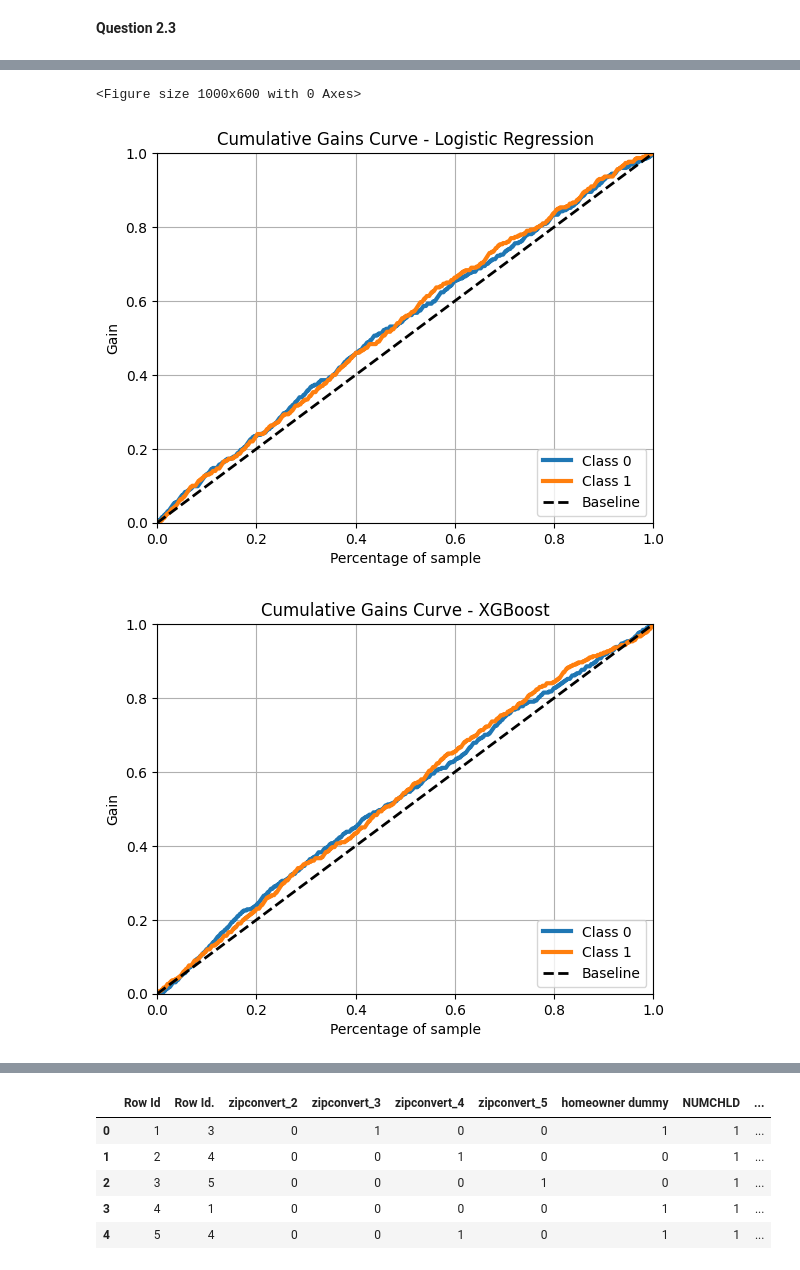
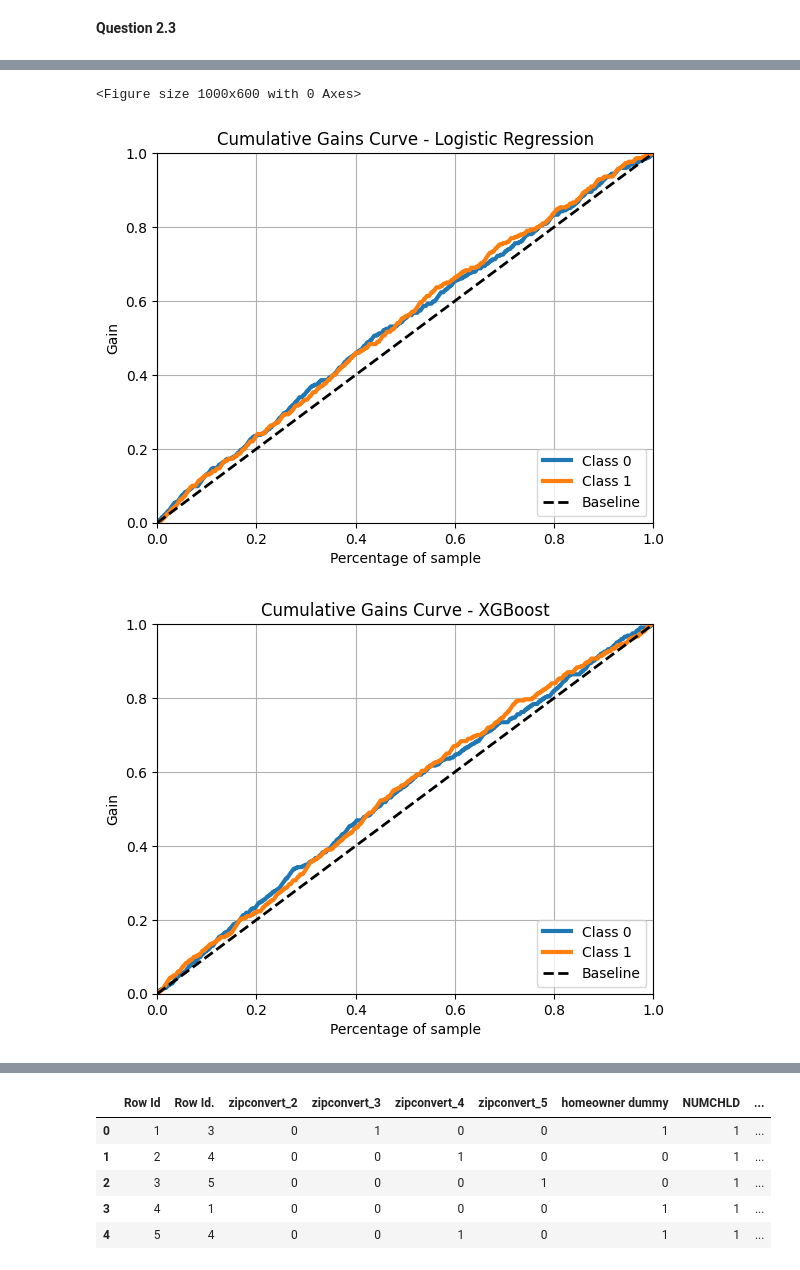
Before and after one commit to Gabeleo24/ADS-505-01, a Jupyter notebook: Mod 04/Assignment 4.1/Assignment 4.1.ipynb, the cells around one changed output, grey strips where cells are left out. Drawn from its saved outputs; the diff is of its cells as text; code cells hidden in the pictures.

```diff
--- a/Mod 04/Assignment 4.1/Assignment 4.1.ipynb
+++ b/Mod 04/Assignment 4.1/Assignment 4.1.ipynb
@@ -445,15 +456,13 @@ xgb.fit(X_prepared, y_train)
 train_pred = xgb.predict(X_prepared)
 test_pred = xgb.predict(X_test_pre)
 
-score(y_train, train_pred, y_test, test_pred)
-
 param_dist = {
     "n_estimators": [100, 200, 300],
     "learning_rate": [0.01, 0.1, 0.2],
     "max_depth": [3, 4, 5],
 }
 
-clf = RandomizedSearchCV(
+clfgxb = RandomizedSearchCV(
     xgb,
     param_distributions=param_dist,
     cv=5,
@@ -463,5 +472,5 @@ clf = RandomizedSearchCV(
     verbose=3,
     random_state=123,
 )
-clf.fit(X_prepared, y_train)
+clfgxb.fit(X_prepared, y_train)
 # %% [output]
@@ -588,27 +597,27 @@ plt.show()
 # %%
 import scikitplot as skplt
 
 # Deriving class probabilities for each model
 predicted_probabilities_lr = m.predict_proba(X_test_pre)
-predicted_probabilities_xgb = clf.predict_proba(X_test_pre)
+predicted_probabilities_xgb = clfgxb.predict_proba(X_test_pre)
 predicted_probabilities_svc = clf.predict_proba(X_test_pre)
 
 # Creating the plot
 plt.figure(figsize=(10, 6))
 skplt.metrics.plot_cumulative_gain(
     y_test,
     predicted_probabilities_lr,
     title="Cumulative Gains Curve - Logistic Regression",
 )
 skplt.metrics.plot_cumulative_gain(
     y_test, predicted_probabilities_xgb, title="Cumulative Gains Curve - XGBoost"
 )
 skplt.metrics.plot_cumulative_gain(
     y_test, predicted_probabilities_svc, title="Cumulative Gains Curve - SVC"
 )
 plt.show()
 # %% [output]
 <Figure size 1000x600 with 0 Axes>
 [figure]
-[figure, old version]
+[figure, new version]
 [figure]
```
Also changed, not shown: parts of 21 cells of this notebook, 2 other files.
